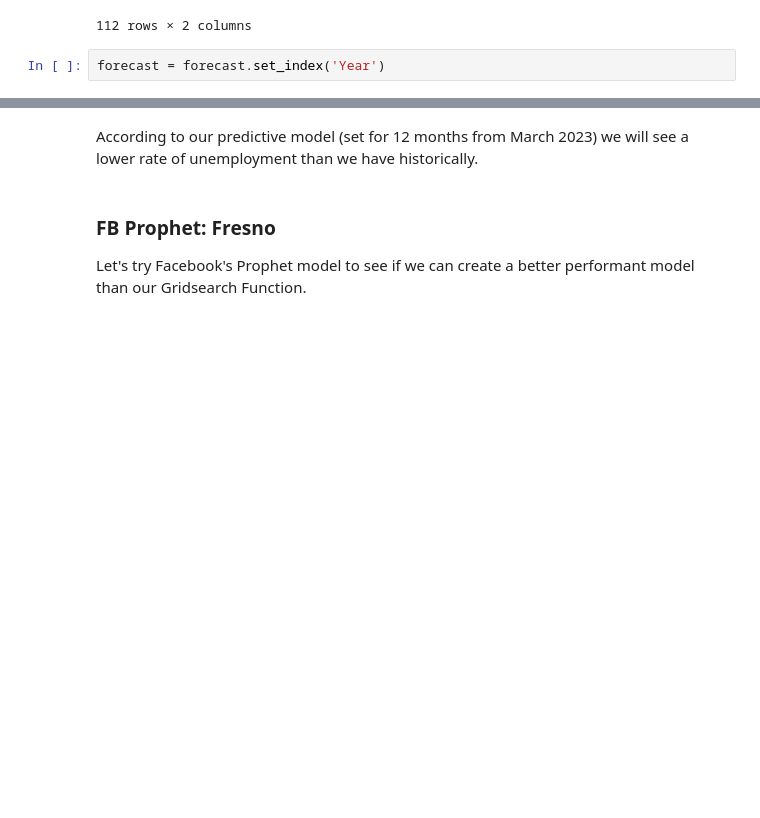
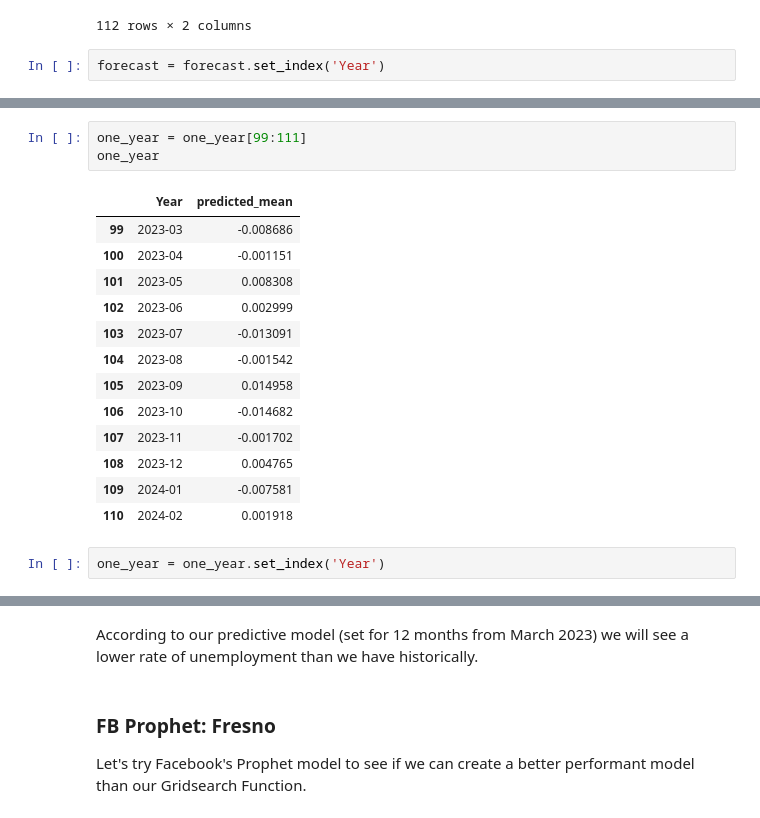
Before and after one commit to joshstruggles/Local-Area-Unemployment-Statistics-California, a Jupyter notebook: Time_Series_Analysis_of_LAUS.ipynb, the cells around one changed output, grey strips where cells are left out. Saved outputs shown, nothing was run; the diff lists cells and outputs as text; blank space fills up the shorter version.

```diff
--- a/Time_Series_Analysis_of_LAUS.ipynb
+++ b/Time_Series_Analysis_of_LAUS.ipynb
@@ -665,0 +704,19 @@ ax.legend();
+# %%
+one_year = one_year[99:111]
+one_year
+# %% [output]
+|  | Year | predicted_mean |
+| 99 | 2023-03 | -0.008686 |
+| 100 | 2023-04 | -0.001151 |
+| 101 | 2023-05 | 0.008308 |
+| 102 | 2023-06 | 0.002999 |
+| 103 | 2023-07 | -0.013091 |
+| 104 | 2023-08 | -0.001542 |
+| 105 | 2023-09 | 0.014958 |
+| 106 | 2023-10 | -0.014682 |
+| 107 | 2023-11 | -0.001702 |
+| 108 | 2023-12 | 0.004765 |
+| 109 | 2024-01 | -0.007581 |
+| 110 | 2024-02 | 0.001918 |
+# %%
+one_year = one_year.set_index('Year')
```
Also changed, not shown: parts of 142 cells of this notebook.
